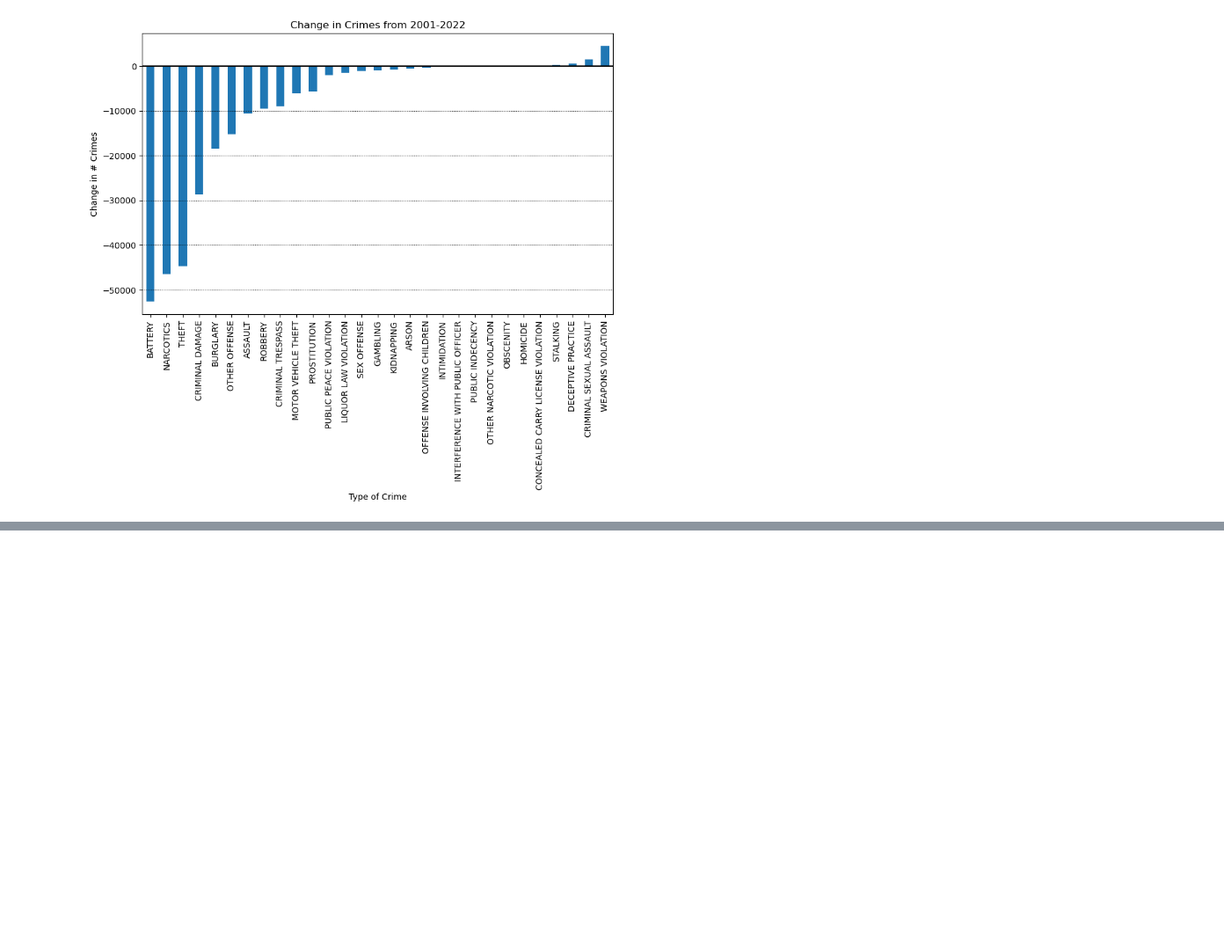
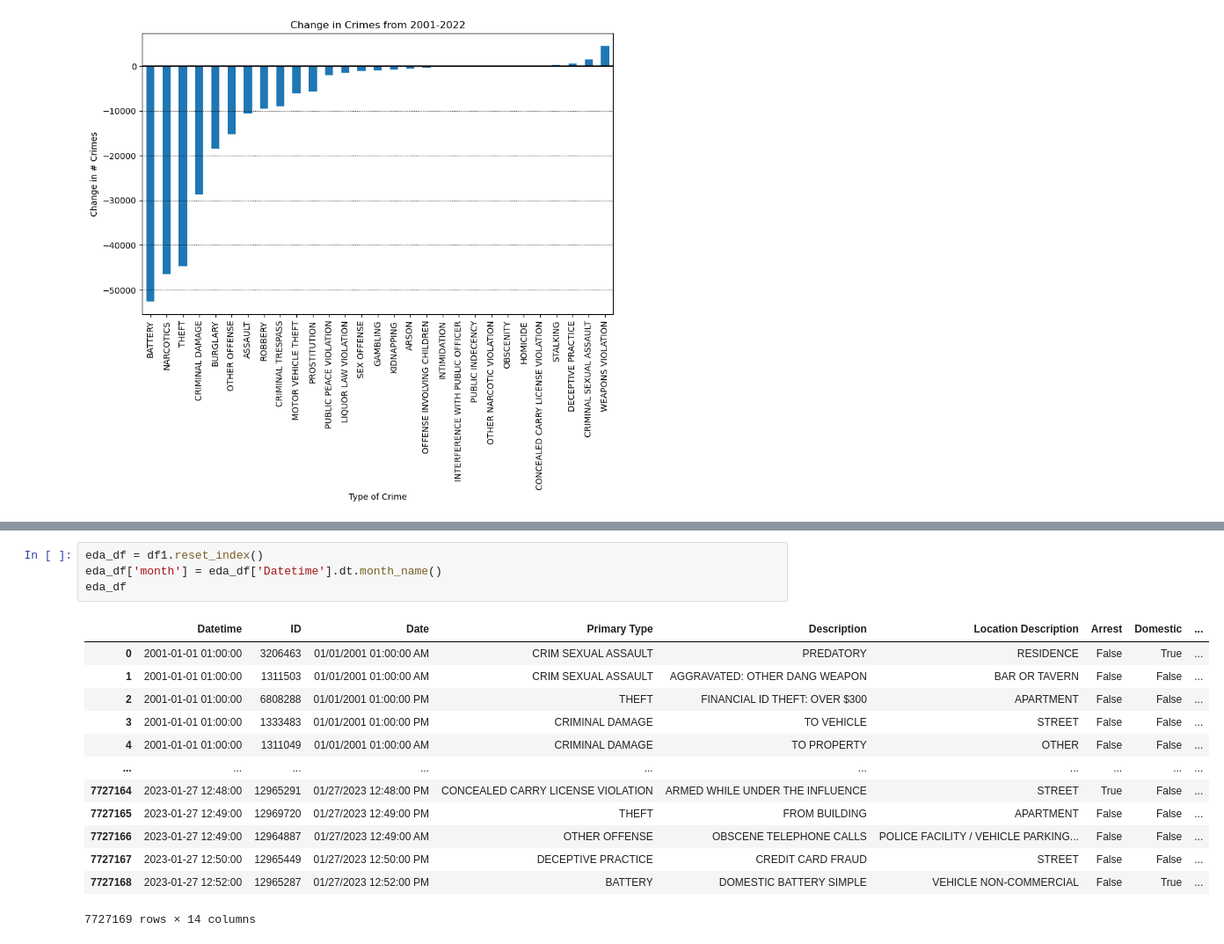
Before and after one commit to jakew4/Chicago-Crime-Data-Project, a Jupyter notebook: Part 1 - Answer reporter questions .ipynb, the cells around one changed output, grey strips where cells are left out. Shown: that part at 88% size. Saved outputs shown, nothing was run; the diff lists cells and outputs as text; blank space fills up the shorter version.

```diff
--- a/Part 1 - Answer reporter questions .ipynb
+++ b/Part 1 - Answer reporter questions .ipynb
@@ -287,0 +290,18 @@ ax.axhline(0,color='k');
+# %%
+eda_df = df1.reset_index()
+eda_df['month'] = eda_df['Datetime'].dt.month_name()
+eda_df
+# %% [output]
+|  | Datetime | ID | Date | Primary Type | Description | Location Description | Arrest | Domestic | ... |
+| 0 | 2001-01-01 01:00:00 | 3206463 | 01/01/2001 01:00:00 AM | CRIM SEXUAL ASSAULT | PREDATORY | RESIDENCE | False | True | ... |
+| 1 | 2001-01-01 01:00:00 | 1311503 | 01/01/2001 01:00:00 AM | CRIM SEXUAL ASSAULT | AGGRAVATED: OTHER DANG WEAPON | BAR OR TAVERN | False | False | ... |
+| 2 | 2001-01-01 01:00:00 | 6808288 | 01/01/2001 01:00:00 PM | THEFT | FINANCIAL ID THEFT: OVER $300 | APARTMENT | False | False | ... |
+| 3 | 2001-01-01 01:00:00 | 1333483 | 01/01/2001 01:00:00 PM | CRIMINAL DAMAGE | TO VEHICLE | STREET | False | False | ... |
+| 4 | 2001-01-01 01:00:00 | 1311049 | 01/01/2001 01:00:00 AM | CRIMINAL DAMAGE | TO PROPERTY | OTHER | False | False | ... |
+| ... | ... | ... | ... | ... | ... | ... | ... | ... | ... |
+| 7727164 | 2023-01-27 12:48:00 | 12965291 | 01/27/2023 12:48:00 PM | CONCEALED CARRY LICENSE VIOLATION | ARMED WHILE UNDER THE INFLUENCE | STREET | True | False | ... |
+| 7727165 | 2023-01-27 12:49:00 | 12969720 | 01/27/2023 12:49:00 PM | THEFT | FROM BUILDING | APARTMENT | False | False | ... |
+| 7727166 | 2023-01-27 12:49:00 | 12964887 | 01/27/2023 12:49:00 AM | OTHER OFFENSE | OBSCENE TELEPHONE CALLS | POLICE FACILITY / VEHICLE PARKING... | False | False | ... |
+| 7727167 | 2023-01-27 12:50:00 | 12965449 | 01/27/2023 12:50:00 PM | DECEPTIVE PRACTICE | CREDIT CARD FRAUD | STREET | False | False | ... |
+| 7727168 | 2023-01-27 12:52:00 | 12965287 | 01/27/2023 12:52:00 PM | BATTERY | DOMESTIC BATTERY SIMPLE | VEHICLE NON-COMMERCIAL | False | True | ... |
+7727169 rows × 14 columns
```
Also changed, not shown: parts of 27 cells of this notebook.
